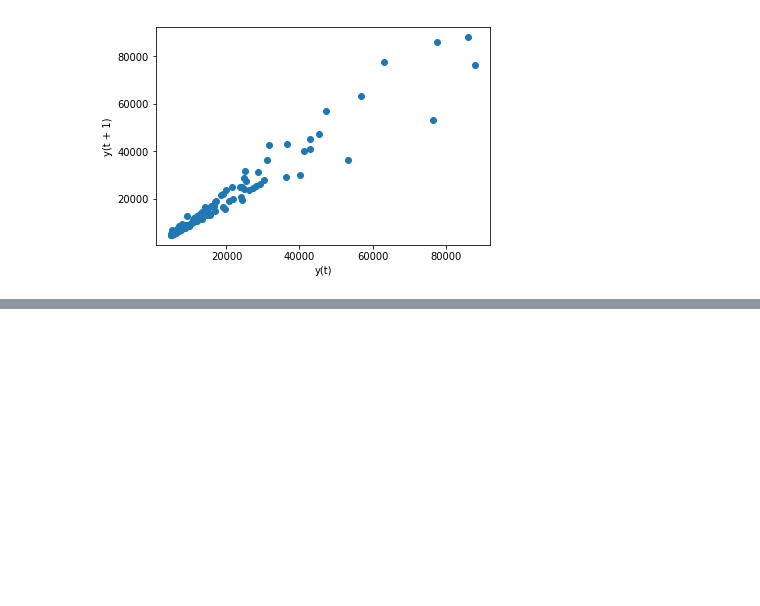
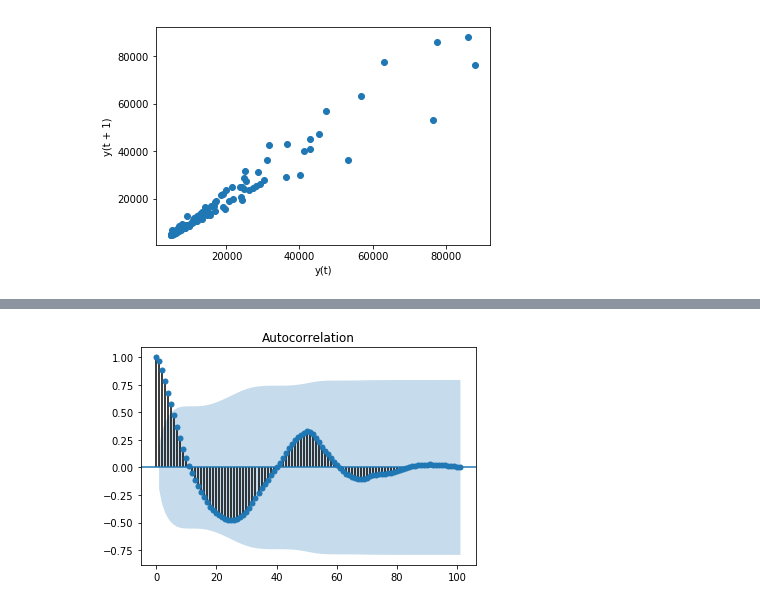
Before and after one commit to paulinaczheng/twitter_flu_tracking, a Jupyter notebook: Autoregression.ipynb, the cells around one changed output, grey strips where cells are left out. Cells and saved outputs as stored; diff of their text form; code cells hidden in the pictures; blank space fills up the shorter version.

```diff
--- a/Autoregression.ipynb
+++ b/Autoregression.ipynb
@@ -97,0 +128,5 @@ lag_plot(cdc_df)
+# %%
+plot_acf(cdc_df)
+plt.show()
+# %% [output]
+[figure, added]
```
Also changed, not shown: parts of 7 cells of this notebook.
